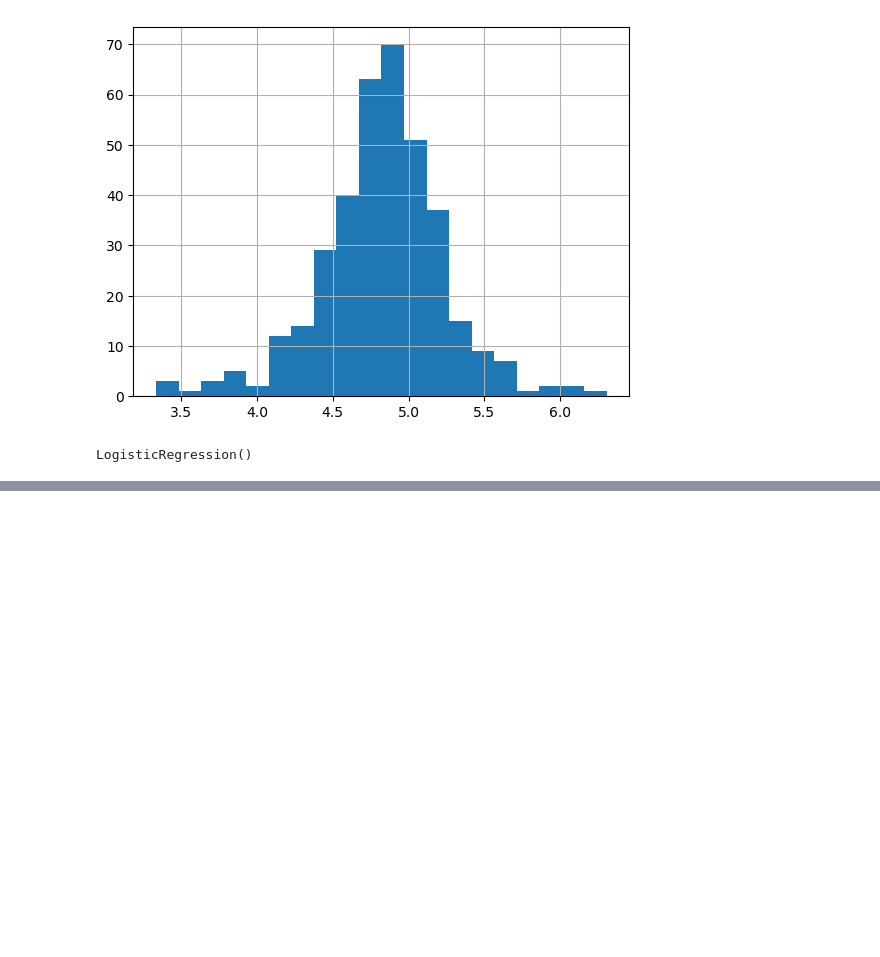
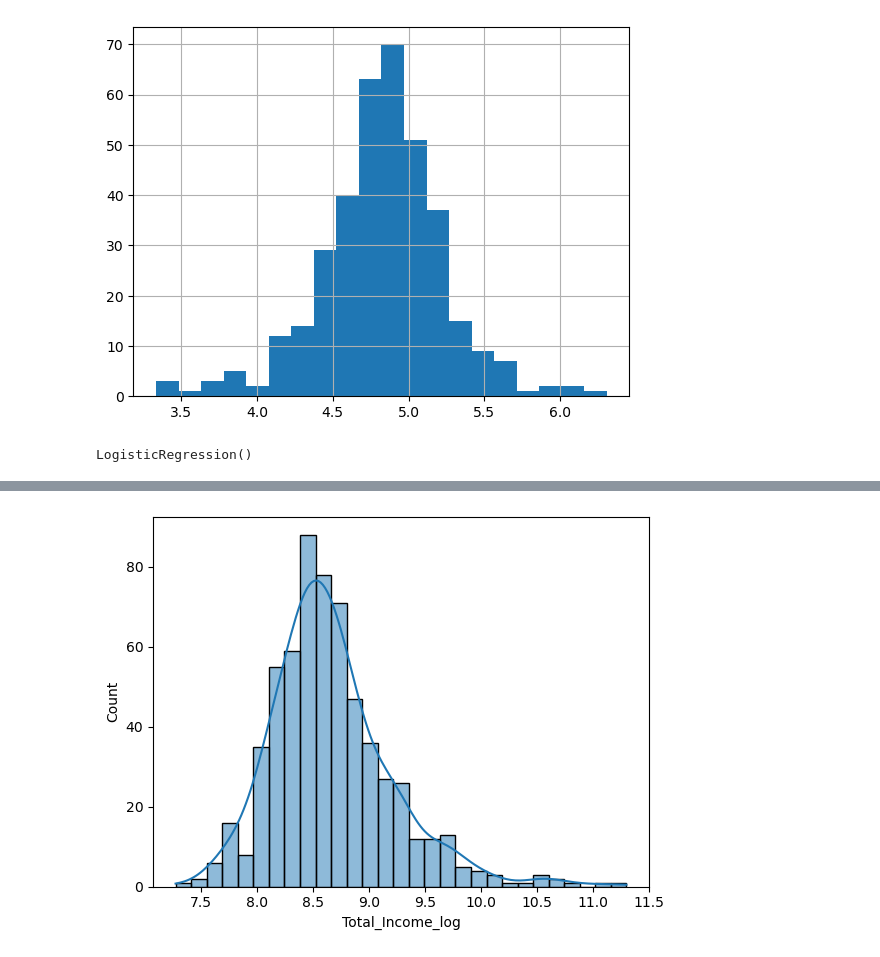
Before and after one commit to SaiSaketh-dev/Python_data_project, a Jupyter notebook: 4_loan_prediction_project/Loan_prediction.ipynb, the cells around one changed output, grey strips where cells are left out. Saved outputs shown, nothing was run; the diff lists cells and outputs as text; code cells hidden in the pictures; blank space fills up the shorter version.

```diff
--- a/4_loan_prediction_project/Loan_prediction.ipynb
+++ b/4_loan_prediction_project/Loan_prediction.ipynb
@@ -646,0 +669,8 @@ pd.DataFrame(submission, columns=['Loan_ID','Loan_Status']).to_csv('logistic.csv
+# %%
+#We can see it is shifted towards the left, i.e., the distribution is right-skewed.
+#So, let’s take the log transformation to make the distribution normal.
+
+train['Total_Income_log'] = np.log(train['Total_Income'])
+sns.histplot(train['Total_Income_log'], kde=True);
+# %% [output]
+[figure, added]
```
Also changed, not shown: parts of 13 cells of this notebook, 2 other files.
